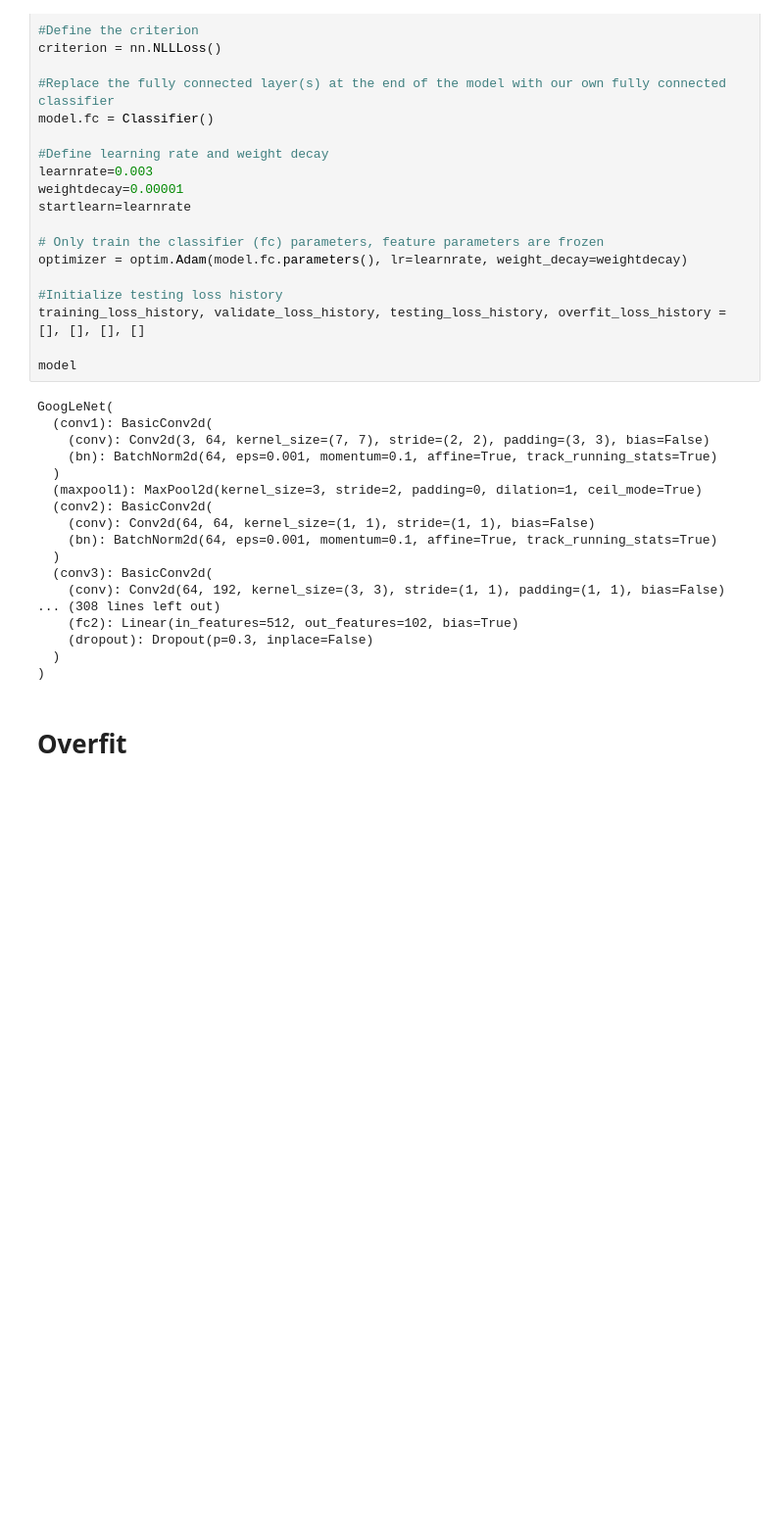
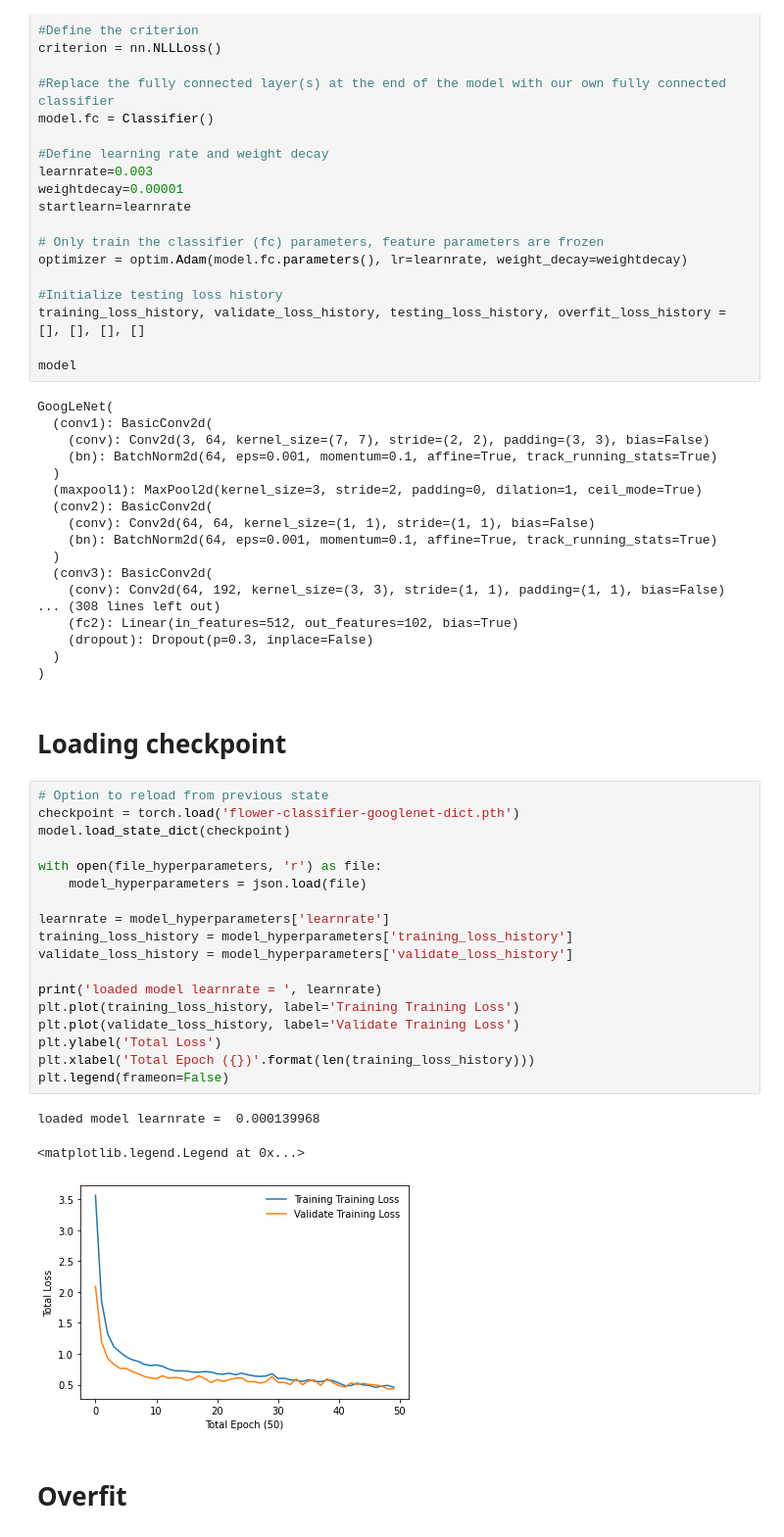
Before and after one commit to lukeahwilson/udacity-final-project, a Jupyter notebook: Image Classifier Project.ipynb, the cells around one changed output. Shown at 98% size. Saved outputs shown, nothing was run; the diff lists cells and outputs as text; blank space fills up the shorter version.

```diff
--- a/Image Classifier Project.ipynb
+++ b/Image Classifier Project.ipynb
@@ -262,6 +249,30 @@ GoogLeNet(
     (dropout): Dropout(p=0.3, inplace=False)
   )
 )
+# %% [markdown]
+# Loading checkpoint
+# %%
+# Option to reload from previous state
+checkpoint = torch.load('flower-classifier-googlenet-dict.pth')
+model.load_state_dict(checkpoint)
+
+with open(file_hyperparameters, 'r') as file:
+    model_hyperparameters = json.load(file)
+
+learnrate = model_hyperparameters['learnrate']
+training_loss_history = model_hyperparameters['training_loss_history']
+validate_loss_history = model_hyperparameters['validate_loss_history']
+
+print('loaded model learnrate = ', learnrate)
+plt.plot(training_loss_history, label='Training Training Loss')
+plt.plot(validate_loss_history, label='Validate Training Loss')
+plt.ylabel('Total Loss')
+plt.xlabel('Total Epoch ({})'.format(len(training_loss_history)))
+plt.legend(frameon=False)
+# %% [output]
+loaded model learnrate =  0.000139968
+<matplotlib.legend.Legend at 0x...>
+[figure, added]
 # %% [markdown]
 # Overfit
 # %%
```
Also changed, not shown: parts of 20 cells of this notebook, 2 other files.
